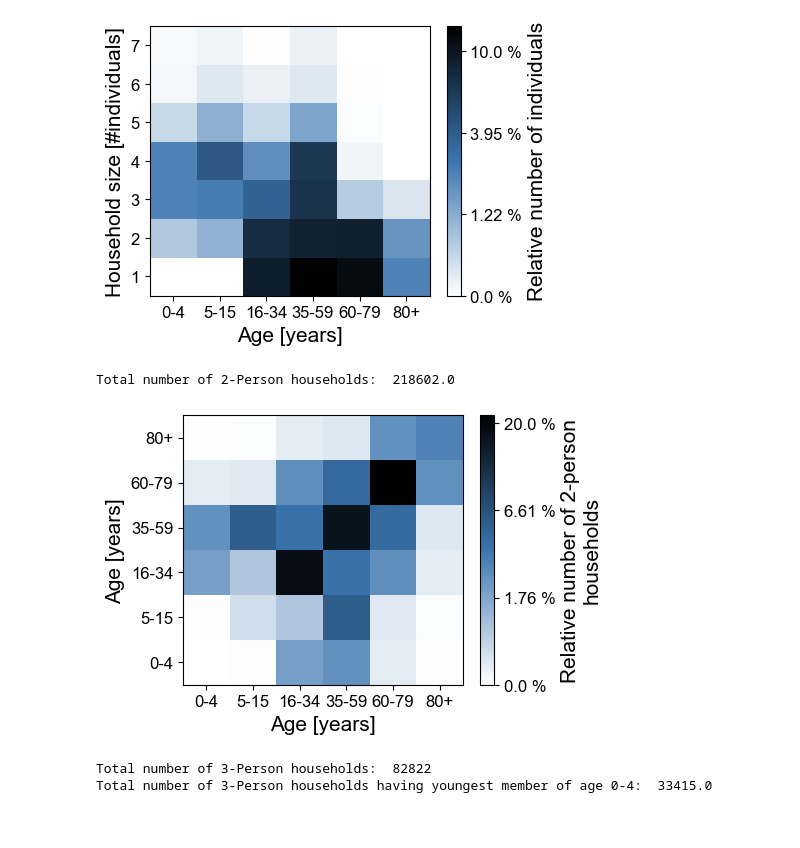
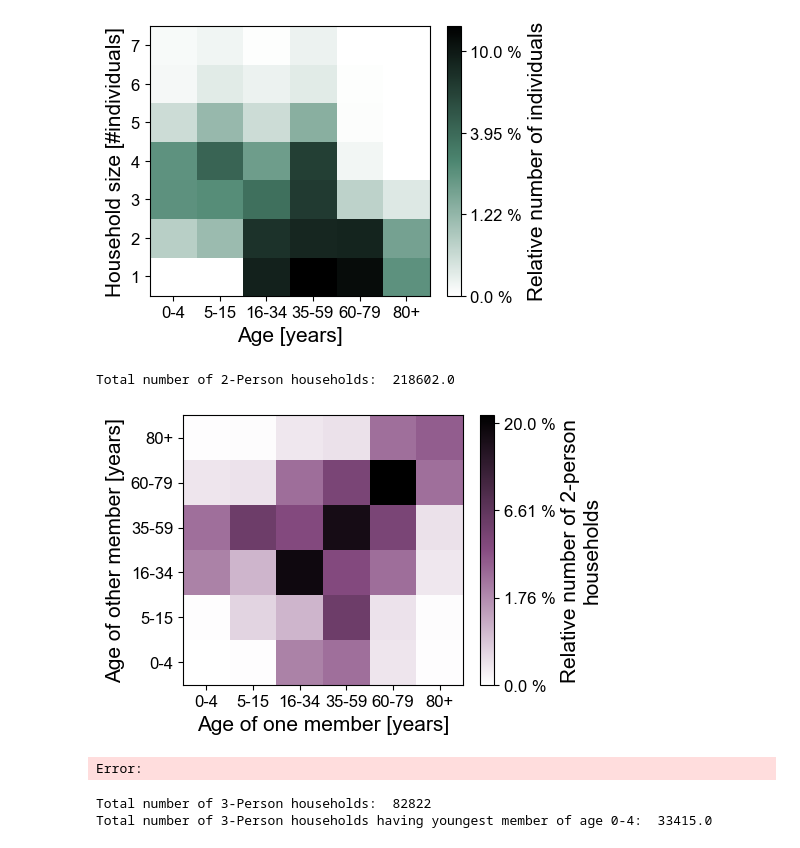
Before and after one commit to schminin/INSIDeMunich, a Jupyter notebook: analysis/scripts/Supplement/household_age_distributions.ipynb, the cells around one changed output. Drawn from its saved outputs; the diff is of its cells as text; code cells hidden in the pictures.

Commit message:
ABM visualizations

```diff
--- a/analysis/scripts/Supplement/household_age_distributions.ipynb
+++ b/analysis/scripts/Supplement/household_age_distributions.ipynb
@@ -18,10 +18,10 @@ def load_person_data(person_filename):
 # %%
 person_csv = 'persons.csv'
 df = load_person_data(person_csv)
-# %%
-colors = [colors['White'], colors['Blue'], colors['Black']]
-cmap_name = 'custom_blue_green'
-custom_cmap = mcolors.LinearSegmentedColormap.from_list(cmap_name, colors)
+# %%
+custom_cmap_blue = mcolors.LinearSegmentedColormap.from_list('custom_blue', [colors['White'], colors['Blue'], colors['Black']])
+custom_cmap_purple = mcolors.LinearSegmentedColormap.from_list('custom_purple', [colors['White'], colors['Purple'], colors['Black']])
+custom_cmap_teal = mcolors.LinearSegmentedColormap.from_list('custom_teal', [colors['White'], colors['Teal'], colors['Black']])
 # %%
 # Age group per household size
 age_group_dist = df.groupby(['hh_size', 'age_group']).size().reset_index(name='counts')
@@ -44,7 +44,7 @@ fig = plt.figure(figsize = (5, 3.5))
 ax = fig.add_axes([0.16, 0.15, 0.7, 0.77])
 vmin, vmax = np.min(values_percentage), np.max(values_percentage)
 norm = Log1pNorm(vmin=vmin, vmax=vmax)
-im = ax.imshow(values_percentage, cmap=custom_cmap, norm=norm, origin='lower', aspect='auto')
+im = ax.imshow(values_percentage, cmap=custom_cmap_teal, norm=norm, origin='lower', aspect='auto')
 ax.set_xticks(np.arange(len(age_group_dict)))
 ax.set_xticklabels(age_group_dict.keys())
 ax.set_yticks(np.arange(len(age_group_dist.hh_size.unique())))
@@ -62,7 +62,7 @@ plt.tight_layout()
 plt.show()
 fig.savefig('hh_size_age_dist_heatmap_percentage' + '.png', dpi=dpi)
 # %% [output]
-[figure, old version]
+[figure, new version]
 # %%
 # Get only 2-person households
 df_two_hh = df[df['hh_size'] == 2]
@@ -79,37 +79,38 @@ for _, group in df_two_hh.groupby('home_id'):#
 print("Total number of 2-Person households: ", num_households)
 # Create heatmap matrix with percentages
 values = np.zeros((len(age_group_dict), len(age_group_dict)))
 for pair in pair_counts:
     values[age_group_dict[pair[0]], age_group_dict[pair[1]]] = 100.*(float(pair_counts[pair])/float(num_households))
     values[age_group_dict[pair[1]], age_group_dict[pair[0]]] = 100.*(float(pair_counts[pair])/float(num_households))
 
 postfix = "percentage"
 cb_label = 'Relative number of 2-person\nhouseholds'
 
 vmin, vmax = np.min(values), np.max(values)
 norm = Log1pNorm(vmin=vmin, vmax=vmax)
 fig = plt.figure(figsize = (5, 3.5))
 ax = fig.add_axes([0.16, 0.15, 0.7, 0.77])
-im = ax.imshow(values, cmap=custom_cmap, norm=norm, origin='lower', aspect='auto')
+im = ax.imshow(values, cmap=custom_cmap_purple, norm=norm, origin='lower', aspect='auto')
 ax.set_xticks(np.arange(len(age_group_dict)))
 ax.set_xticklabels(age_group_dict.keys())
 ax.set_yticks(np.arange(len(age_group_dict)))
 ax.set_yticklabels(age_group_dict.keys())
-ax.set_ylabel('Age [years]')
-ax.set_xlabel('Age [years]')
+ax.set_ylabel('Age of other member [years]')
+ax.set_xlabel('Age of one member [years]')
 cbar = fig.colorbar(im, ax=ax)
 cbar.set_label(cb_label)
 n_ticks = 4
 normed_positions = np.linspace(0, norm(20), n_ticks)
 ticks = [np.round(norm.inverse(p), 2) for p in normed_positions]
 tick_labels = [f"{tick} %" for tick in ticks]
 cbar.set_ticks(ticks)
 cbar.set_ticklabels(tick_labels)
 plt.show()
 fig.savefig('heatmap_2_hh_agegroups_' + postfix + '.png', dpi=dpi)
 # %% [output]
 Total number of 2-Person households:  218602.0
-[figure, old version]
+[figure, new version]
+Error:
 # %%
 # Get only 3-person households
 df_three_hh = df[df['hh_size'] == 3]
```
Also changed, not shown: parts of 1 cell of this notebook, 9 other files.
